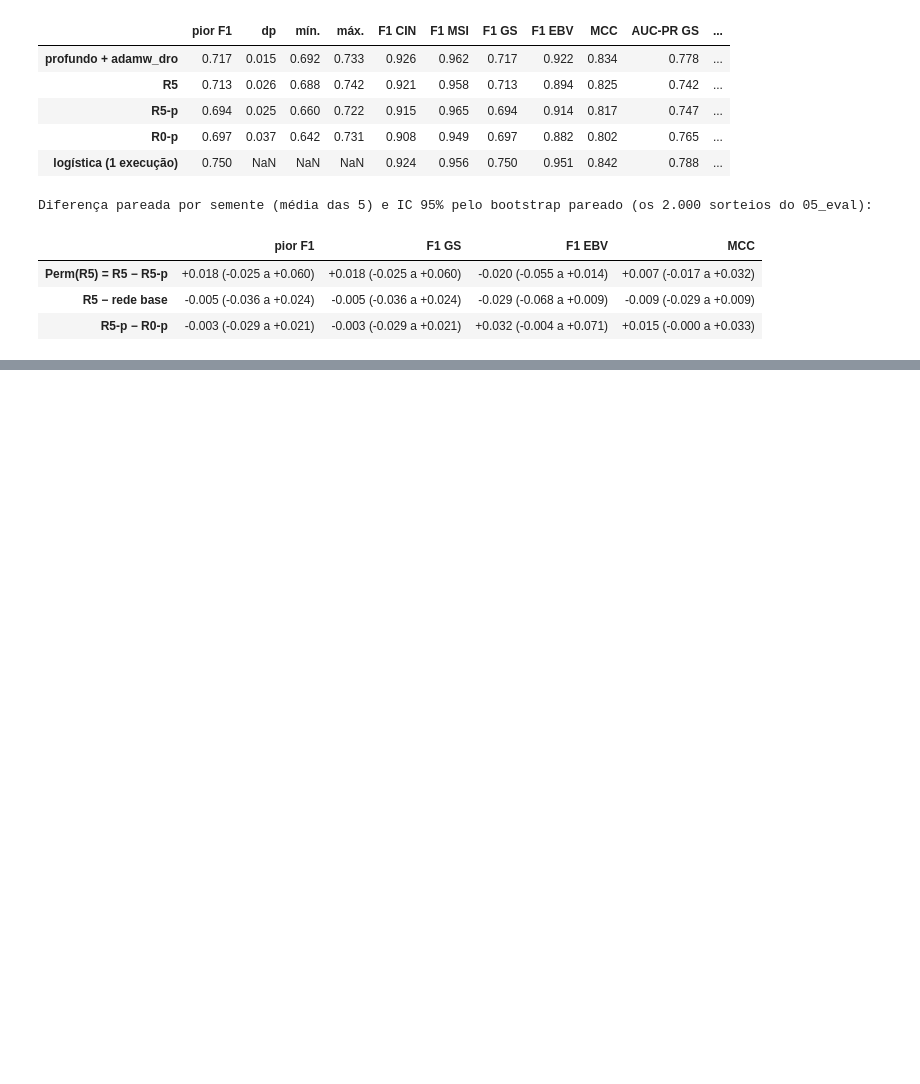
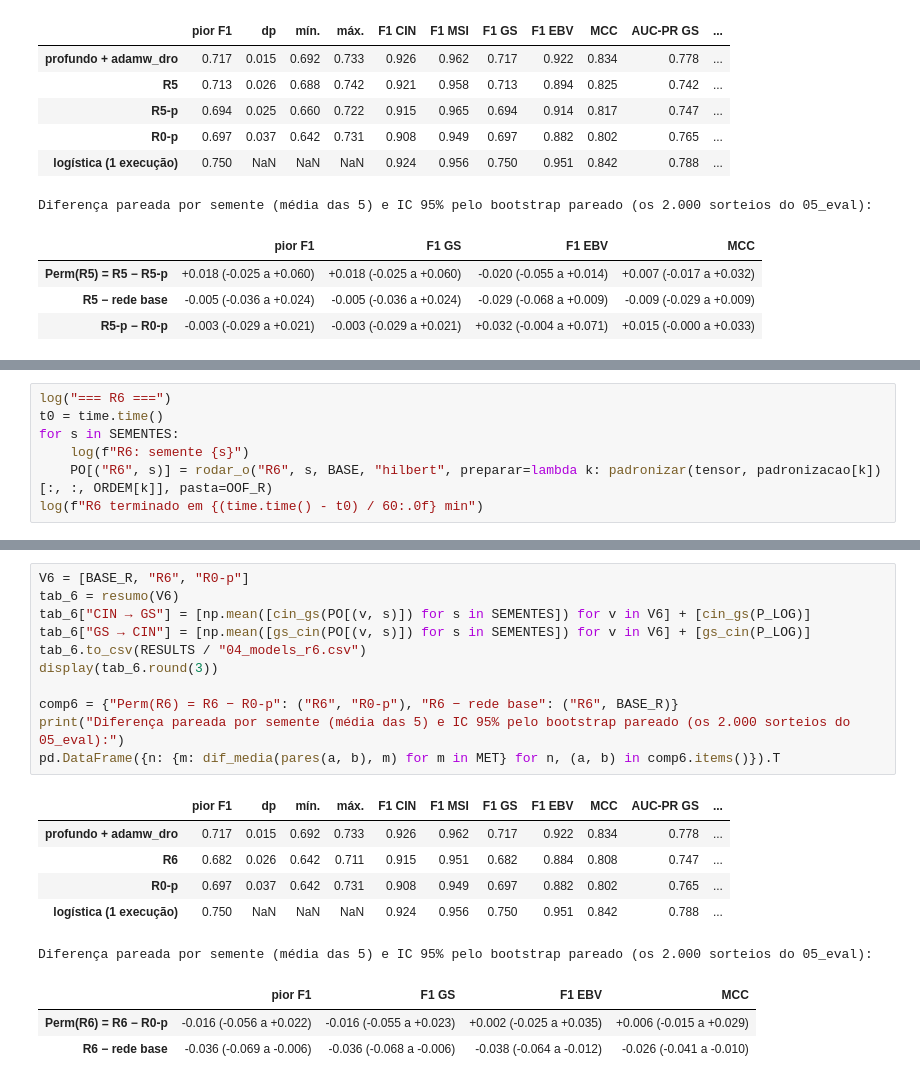
Before and after one commit to leocendino/imagens_de_cg_para_classificacao, a Jupyter notebook: notebooks/04_models.ipynb, the cells around one changed output, grey strips where cells are left out. Drawn from its saved outputs; the diff is of its cells as text; blank space fills up the shorter version.

```diff
--- a/notebooks/04_models.ipynb
+++ b/notebooks/04_models.ipynb
@@ -1937,0 +1975,7 @@ Diferença pareada por semente (média das 5) e IC 95% pelo bootstrap pareado (o
+# %%
+log("=== R6 ===")
+t0 = time.time()
+for s in SEMENTES:
+    log(f"R6: semente {s}")
+    PO[("R6", s)] = rodar_o("R6", s, BASE, "hilbert", preparar=lambda k: padronizar(tensor, padronizacao[k])[:, :, ORDEM[k]], pasta=OOF_R)
+log(f"R6 terminado em {(time.time() - t0) / 60:.0f} min")
@@ -1937,0 +2000,21 @@ Diferença pareada por semente (média das 5) e IC 95% pelo bootstrap pareado (o
+# %%
+V6 = [BASE_R, "R6", "R0-p"]
+tab_6 = resumo(V6)
+tab_6["CIN → GS"] = [np.mean([cin_gs(PO[(v, s)]) for s in SEMENTES]) for v in V6] + [cin_gs(P_LOG)]
+tab_6["GS → CIN"] = [np.mean([gs_cin(PO[(v, s)]) for s in SEMENTES]) for v in V6] + [gs_cin(P_LOG)]
+tab_6.to_csv(RESULTS / "04_models_r6.csv")
+display(tab_6.round(3))
+
+comp6 = {"Perm(R6) = R6 − R0-p": ("R6", "R0-p"), "R6 − rede base": ("R6", BASE_R)}
+print("Diferença pareada por semente (média das 5) e IC 95% pelo bootstrap pareado (os 2.000 sorteios do 05_eval):")
+pd.DataFrame({n: {m: dif_media(pares(a, b), m) for m in MET} for n, (a, b) in comp6.items()}).T
+# %% [output]
+|  | pior F1 | dp | mín. | máx. | F1 CIN | F1 MSI | F1 GS | F1 EBV | MCC | AUC-PR GS | ... |
+| profundo + adamw_dro | 0.717 | 0.015 | 0.692 | 0.733 | 0.926 | 0.962 | 0.717 | 0.922 | 0.834 | 0.778 | ... |
+| R6 | 0.682 | 0.026 | 0.642 | 0.711 | 0.915 | 0.951 | 0.682 | 0.884 | 0.808 | 0.747 | ... |
+| R0-p | 0.697 | 0.037 | 0.642 | 0.731 | 0.908 | 0.949 | 0.697 | 0.882 | 0.802 | 0.765 | ... |
+| logística (1 execução) | 0.750 | NaN | NaN | NaN | 0.924 | 0.956 | 0.750 | 0.951 | 0.842 | 0.788 | ... |
+Diferença pareada por semente (média das 5) e IC 95% pelo bootstrap pareado (os 2.000 sorteios do 05_eval):
+|  | pior F1 | F1 GS | F1 EBV | MCC |
+| Perm(R6) = R6 − R0-p | -0.016 (-0.056 a +0.022) | -0.016 (-0.055 a +0.023) | +0.002 (-0.025 a +0.035) | +0.006 (-0.015 a +0.029) |
+| R6 − rede base | -0.036 (-0.069 a -0.006) | -0.036 (-0.068 a -0.006) | -0.038 (-0.064 a -0.012) | -0.026 (-0.041 a -0.010) |
```
Also changed, not shown: parts of 19 cells of this notebook, 1 other file.
